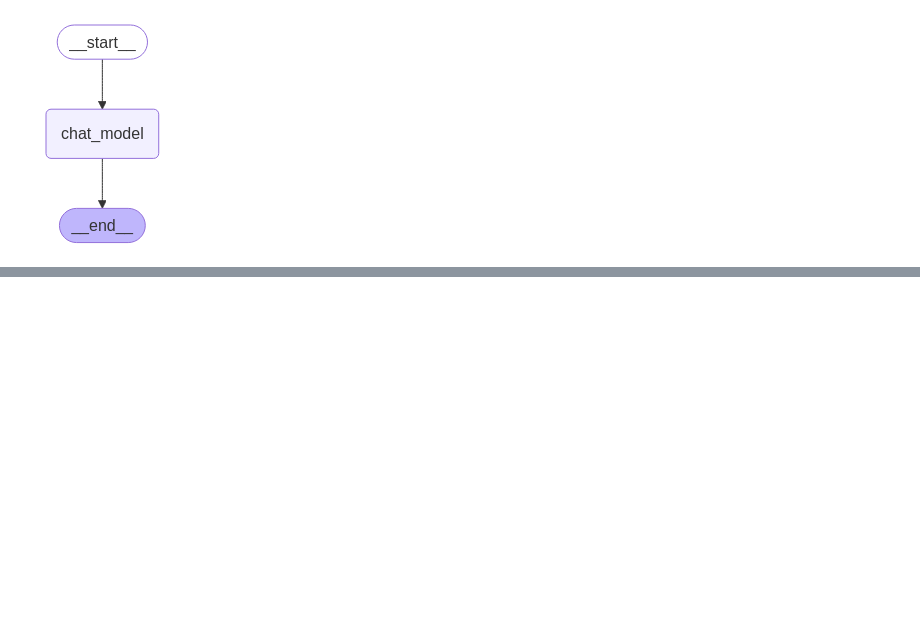
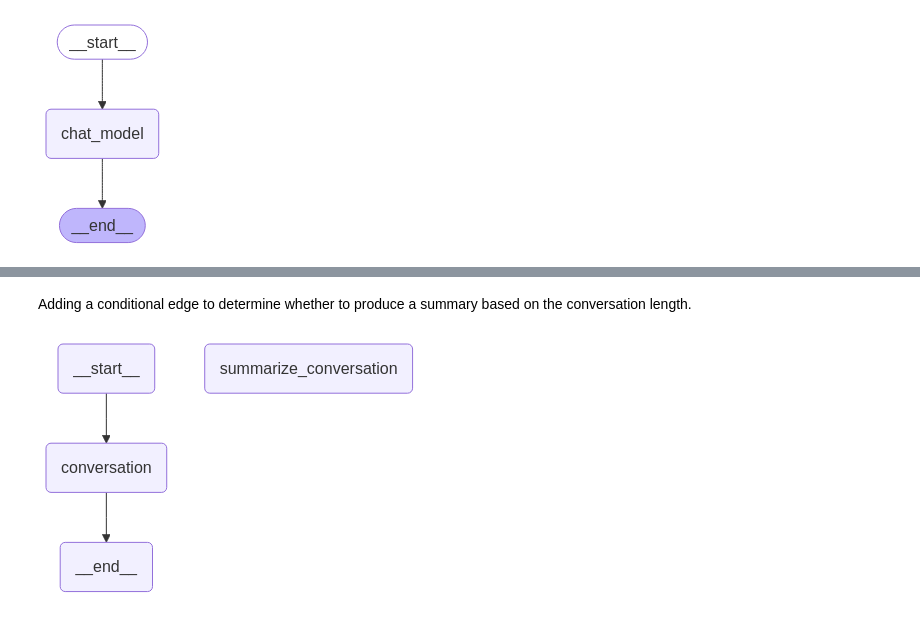
Before and after one commit to Raahul-G/AI-Agent-Langchain, a Jupyter notebook: Module_2.ipynb, the cells around one changed output, grey strips where cells are left out. Cells and saved outputs as stored; diff of their text form; code cells hidden in the pictures; blank space fills up the shorter version.

```diff
--- a/Module_2.ipynb
+++ b/Module_2.ipynb
@@ -846,7 +846,7 @@ display(Image(graph.get_graph().draw_mermaid_png()))
 [figure]
 # %%
 messages.append(output['messages'][-1])
-messages.append(HumanMessage(f"Tell me when is next csk match", name="Raahul"))
+messages.append(HumanMessage(f"Tell me about csk head coaches", name="Raahul"))
 # %%
 trim_messages(
     messages,
@@ -882,0 +892,4 @@ I'm sorry, but I don't have real-time access to current schedules. To find out w
+# %%
+from langchain_openai import ChatOpenAI
+
+model = ChatOpenAI(model="gpt-4.1-nano", temperature=0)
@@ -882,0 +941,35 @@ I'm sorry, but I don't have real-time access to current schedules. To find out w
+# %% [markdown]
+Adding a conditional edge to determine whether to produce a summary based on the conversation length.
+# %%
+from langgraph.graph import END
+def should_continue(state: State):
+
+    """Return the next node to execute."""
+
+    messages = state["messages"]
+
+    # If there are more than six messages, then we summarize the conversation
+    if len(messages) > 6:
+        return "summarize_conversation"
+
+    return END
+# %%
+from IPython.display import Image, display
+from langgraph.checkpoint.memory import MemorySaver
+from langgraph.graph import StateGraph, START, END
+
+workflow = StateGraph(State)
+workflow.add_node("conversation", call_node)
+workflow.add_node(summarize_conversation)
+# workflow.add_node(should_continue)
+workflow.add_edge(START, "conversation")
+workflow.add_conditional_edges("conversation", should_continue)
+workflow.add_edge("summarize_conversation", END)
+
+memory = MemorySaver()
+graph = workflow.compile(checkpointer=memory)
+
+# View
+display(Image(graph.get_graph(xray=True).draw_mermaid_png()))
+# %% [output]
+[figure, added]
```
Also changed, not shown: parts of 13 cells of this notebook.
